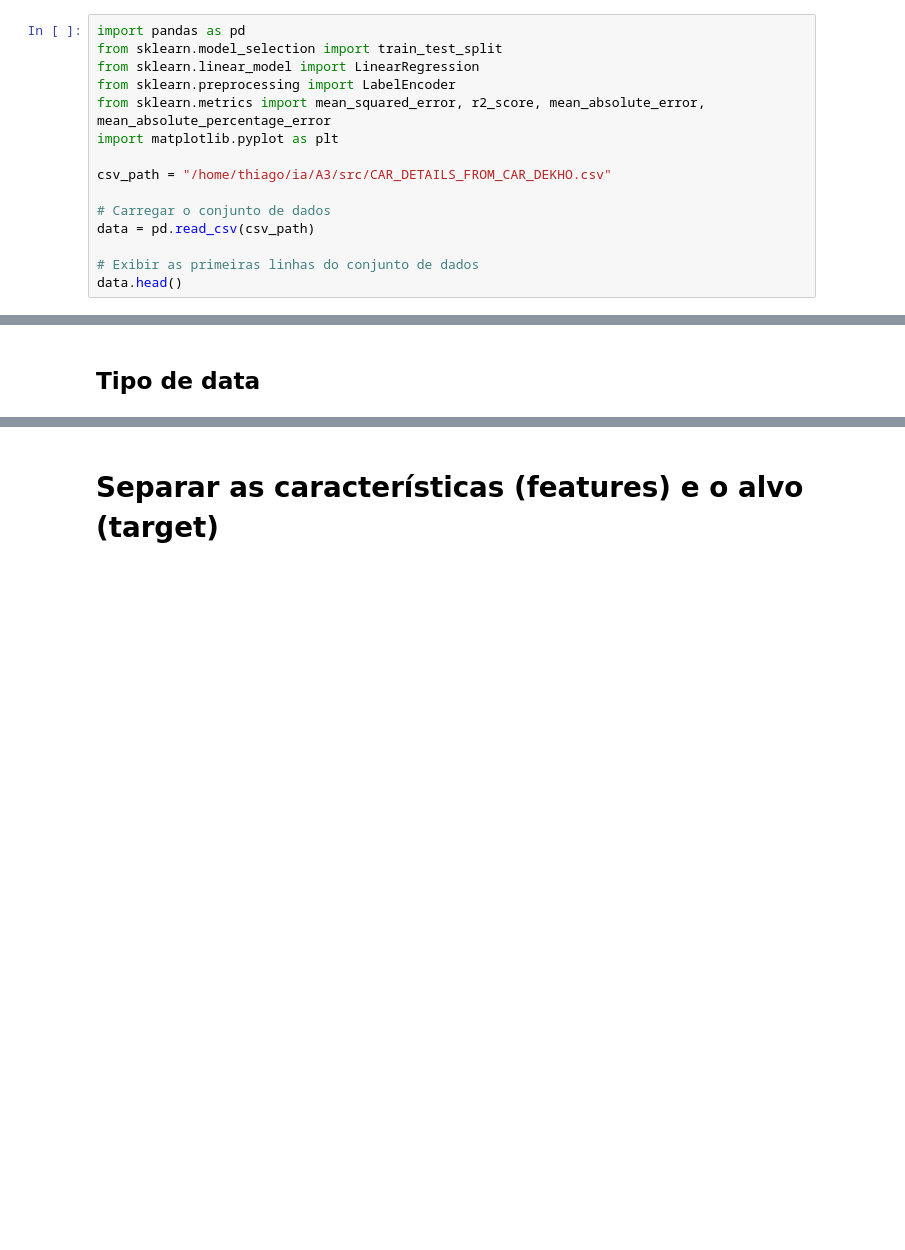
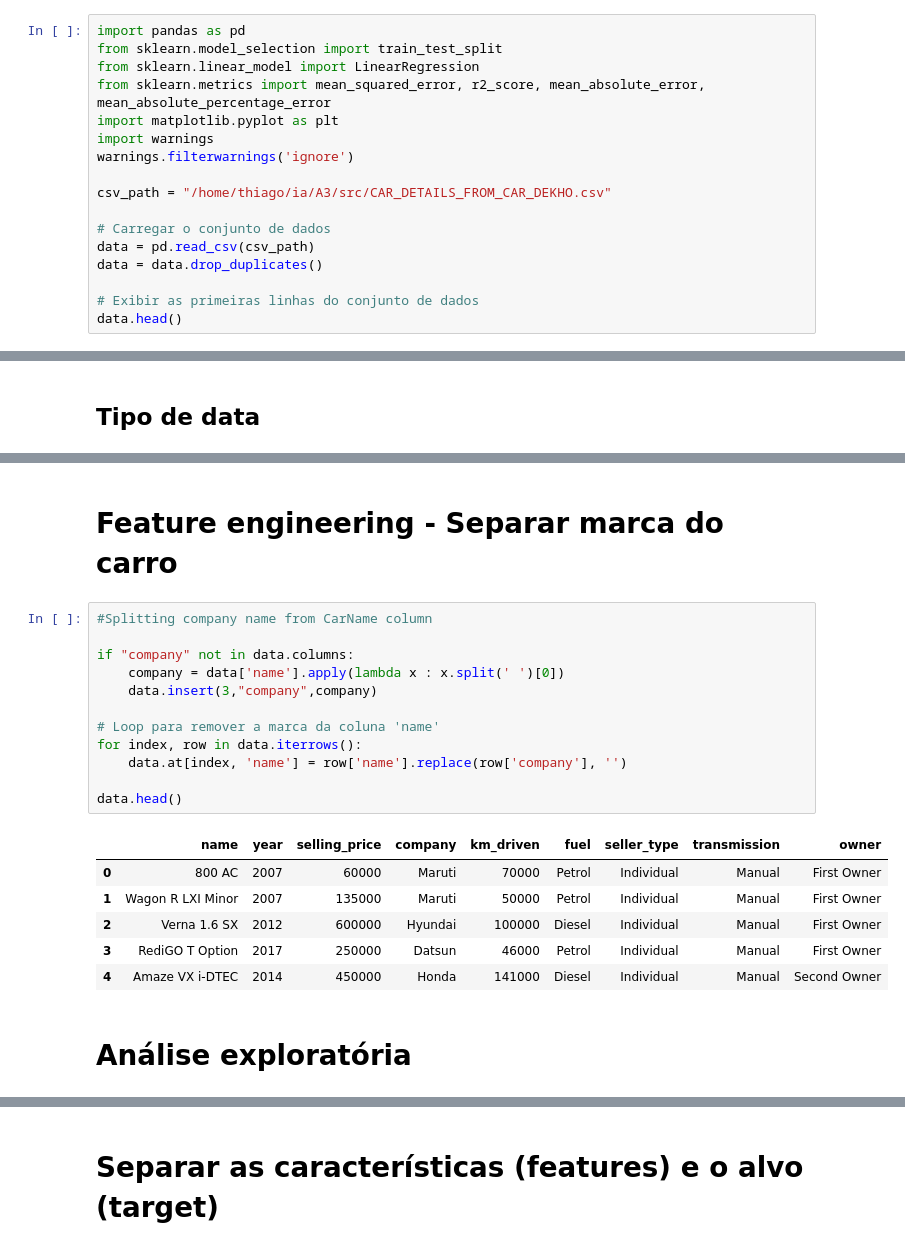
Before and after one commit to Kammer02/A3, a Jupyter notebook: src/notebooks/a3.ipynb, the cells around one changed output, grey strips where cells are left out. Saved outputs shown, nothing was run; the diff lists cells and outputs as text; blank space fills up the shorter version.

```diff
--- a/src/notebooks/a3.ipynb
+++ b/src/notebooks/a3.ipynb
@@ -22,14 +22,16 @@ Successfully installed anyio-4.0.0 argon2-cffi-23.1.0 argon2-cffi-bindings-21.2.
 import pandas as pd
 from sklearn.model_selection import train_test_split
 from sklearn.linear_model import LinearRegression
-from sklearn.preprocessing import LabelEncoder
 from sklearn.metrics import mean_squared_error, r2_score, mean_absolute_error, mean_absolute_percentage_error
 import matplotlib.pyplot as plt
+import warnings
+warnings.filterwarnings('ignore')
 
 csv_path = "/home/thiago/ia/A3/src/CAR_DETAILS_FROM_CAR_DEKHO.csv"
 
 # Carregar o conjunto de dados
 data = pd.read_csv(csv_path)
+data = data.drop_duplicates()
 
 # Exibir as primeiras linhas do conjunto de dados
 data.head()
@@ -48,0 +110,23 @@ pandas.core.frame.DataFrame
+# %% [markdown]
+# Feature engineering - Separar marca do carro
+# %%
+#Splitting company name from CarName column
+
+if "company" not in data.columns:
+    company = data['name'].apply(lambda x : x.split(' ')[0])
+    data.insert(3,"company",company)
+
+# Loop para remover a marca da coluna 'name'
+for index, row in data.iterrows():
+    data.at[index, 'name'] = row['name'].replace(row['company'], '')
+
+data.head()
+# %% [output]
+|  | name | year | selling_price | company | km_driven | fuel | seller_type | transmission | owner |
+| 0 | 800 AC | 2007 | 60000 | Maruti | 70000 | Petrol | Individual | Manual | First Owner |
+| 1 | Wagon R LXI Minor | 2007 | 135000 | Maruti | 50000 | Petrol | Individual | Manual | First Owner |
+| 2 | Verna 1.6 SX | 2012 | 600000 | Hyundai | 100000 | Diesel | Individual | Manual | First Owner |
+| 3 | RediGO T Option | 2017 | 250000 | Datsun | 46000 | Petrol | Individual | Manual | First Owner |
+| 4 | Amaze VX i-DTEC | 2014 | 450000 | Honda | 141000 | Diesel | Individual | Manual | Second Owner |
+# %% [markdown]
+# Análise exploratória
```
Also changed, not shown: parts of 6 cells of this notebook.
